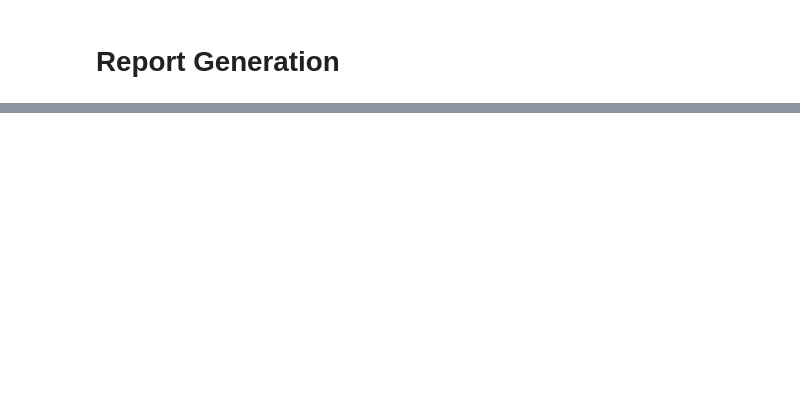
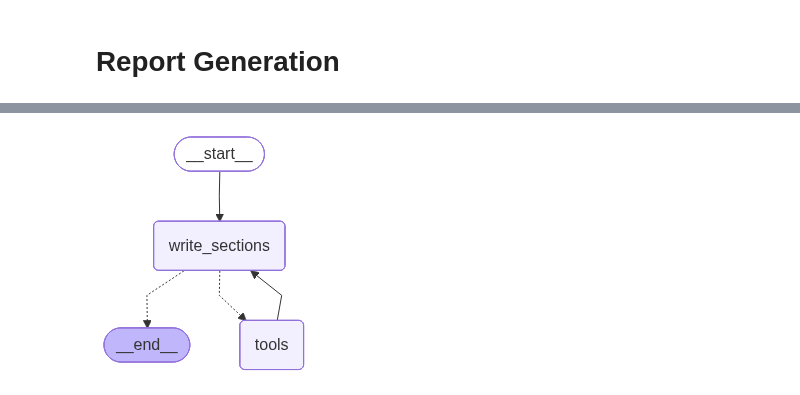
Before and after one commit to Chrisolande/MedReportAI, a Jupyter notebook: iterations.ipynb, the cells around one changed output, grey strips where cells are left out. Saved outputs shown, nothing was run; the diff lists cells and outputs as text; code cells hidden in the pictures; blank space fills up the shorter version.

```diff
--- a/iterations.ipynb
+++ b/iterations.ipynb
@@ -381,7 +388,8 @@ def generate_queries(question: str, num_queries: int = 2):
         return [question]
 
 
-generate_queries(question="Impact of the Gaza war on children")
+test_question = "Impact of the Gaza war on children"
+generate_queries(question=test_question)
 # %% [output]
 ["Effects of the Gaza conflict on children's health and education",
  "Psychological and humanitarian impact of war on Gaza's youth"]
@@ -853,0 +883,14 @@ Sections(sections=[Section(name='Pediatric Mortality and Morbidity', description
+# %%
+class SectionState(MessagesState):
+    section: Section
+    research_context: str
+    completed_sections_context: (
+        str  # Narrative flow / dependency text from earlier sections
+    )
+    completed_sections: list[
+        Section
+    ]  # Final key we duplicate in the outer state before sending it to the Send() API
+
+
+class SectionStateOutput(TypedDict):
+    completed_sections: list[Section]
@@ -853,0 +1065,14 @@ Sections(sections=[Section(name='Pediatric Mortality and Morbidity', description
+# %%
+section_graph = StateGraph(SectionState, output_schema=SectionStateOutput)
+section_graph.add_node("write_sections", write_sections)
+section_graph.add_node("tools", ToolNode(tools))
+section_graph.add_conditional_edges(
+    "write_sections", tools_condition, {"tools": "tools", "__end__": END}
+)
+section_graph.add_edge("tools", "write_sections")
+section_graph.set_entry_point("write_sections")
+
+section_builder = section_graph.compile()
+display(Image(section_builder.get_graph().draw_mermaid_png()))
+# %% [output]
+[figure, added]
```
Also changed, not shown: parts of 30 cells of this notebook.
